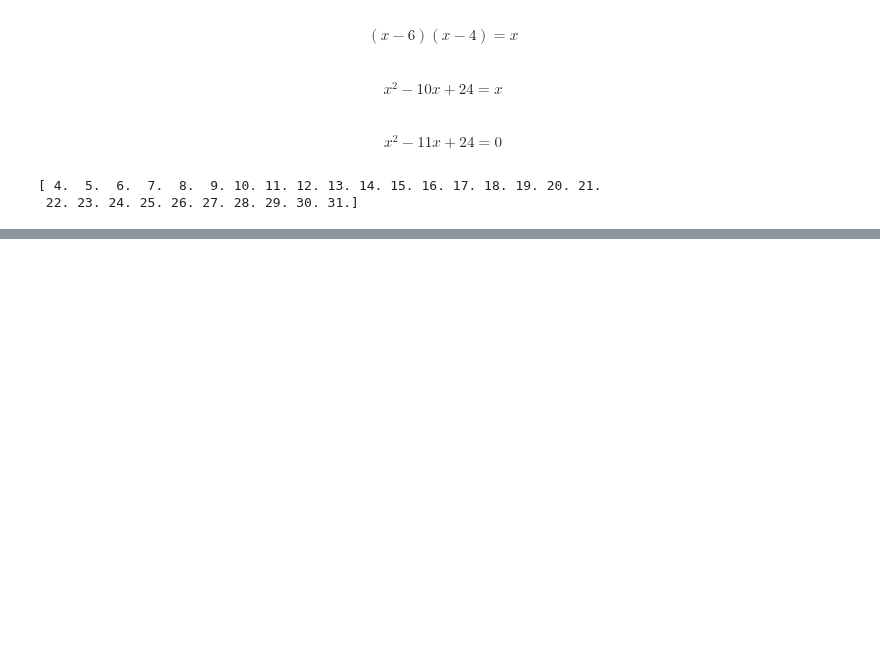
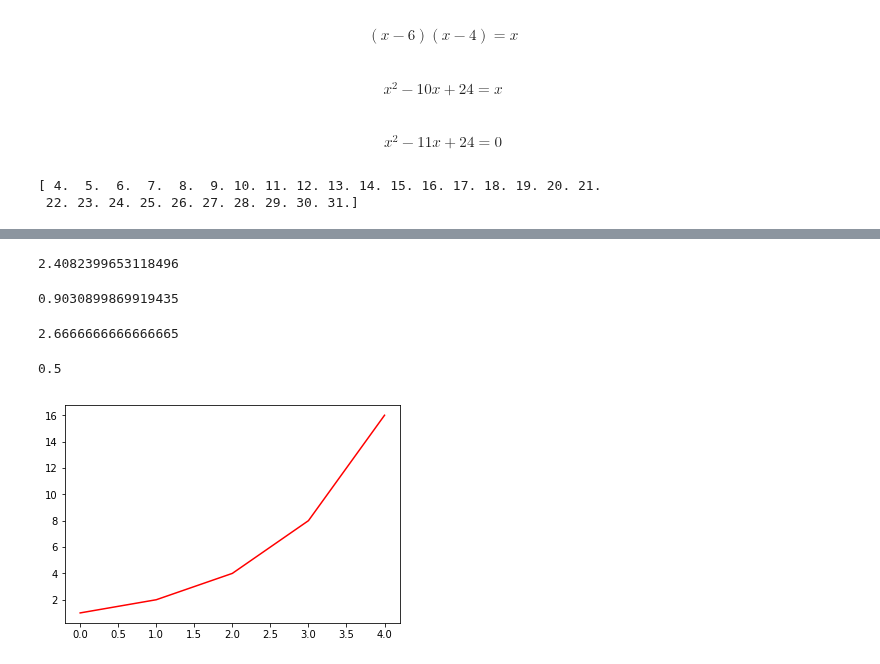
Before and after one commit to TheChanRProject/SannaAnnaTutoring, a Jupyter notebook: math/sana/algebra/notebooks/logarithmsTest.ipynb, the cells around one changed output, grey strips where cells are left out. Saved outputs shown, nothing was run; the diff lists cells and outputs as text; code cells hidden in the pictures; blank space fills up the shorter version.

```diff
--- a/math/sana/algebra/notebooks/logarithmsTest.ipynb
+++ b/math/sana/algebra/notebooks/logarithmsTest.ipynb
@@ -68,0 +71,31 @@ print(xVals)
+# %%
+m.log10(256)
+# %% [output]
+2.4082399653118496
+# %%
+m.log10(8)
+# %% [output]
+0.9030899869919435
+# %%
+2.408 / 0.903
+# %% [output]
+2.6666666666666665
+# %%
+m.log(m.sqrt(m.e))
+# %% [output]
+0.5
+# %%
+def binaryExponent(x):
+    return pow(2,x)
+
+newXVals = np.arange(0,5)
+
+yVals = binaryExponent(newXVals)
+# %%
+%matplotlib inline
+import matplotlib.pyplot as plt
+
+plt.plot(newXVals, yVals, 'r')
+plt.show()
+# %% [output]
+[figure, added]
```
Also changed, not shown: parts of 3 cells of this notebook.
